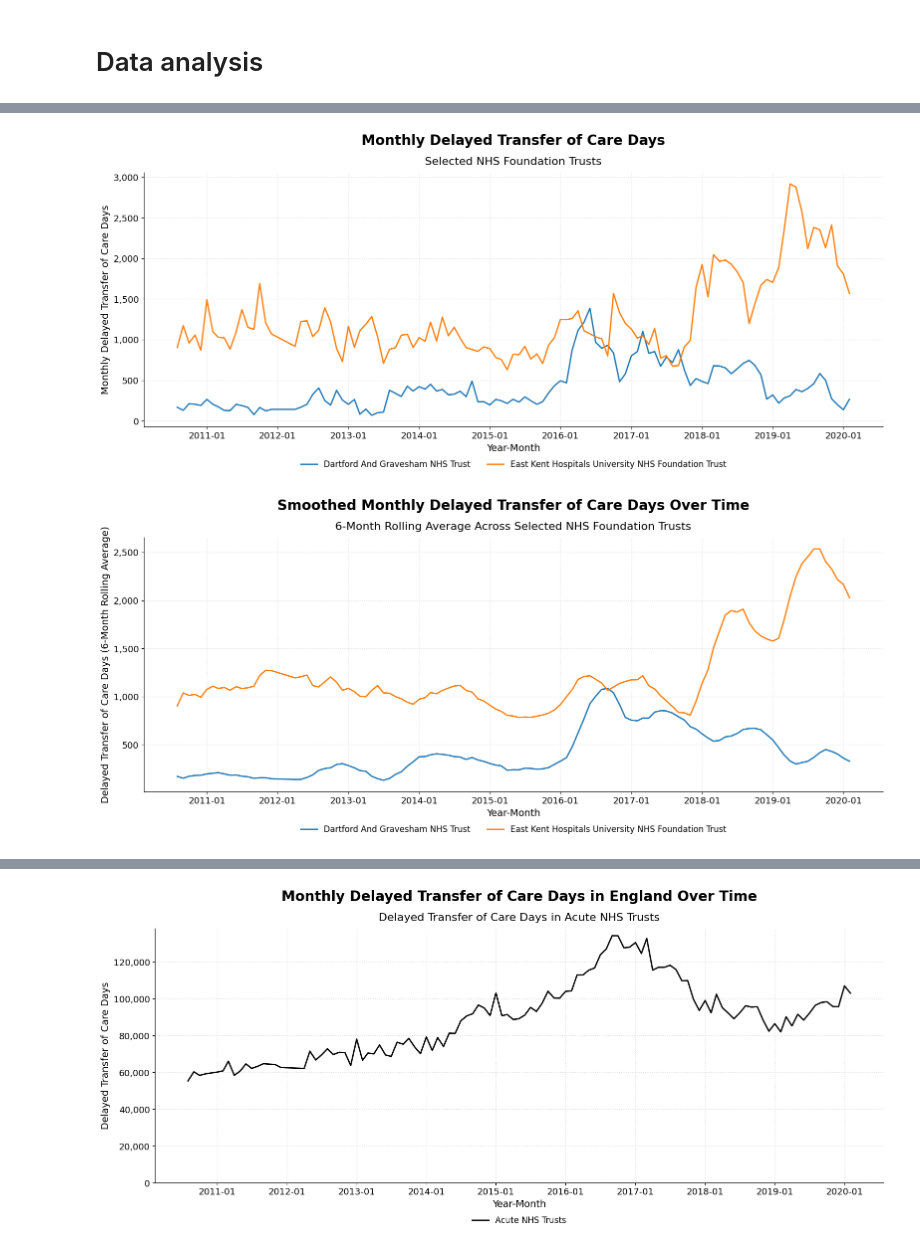
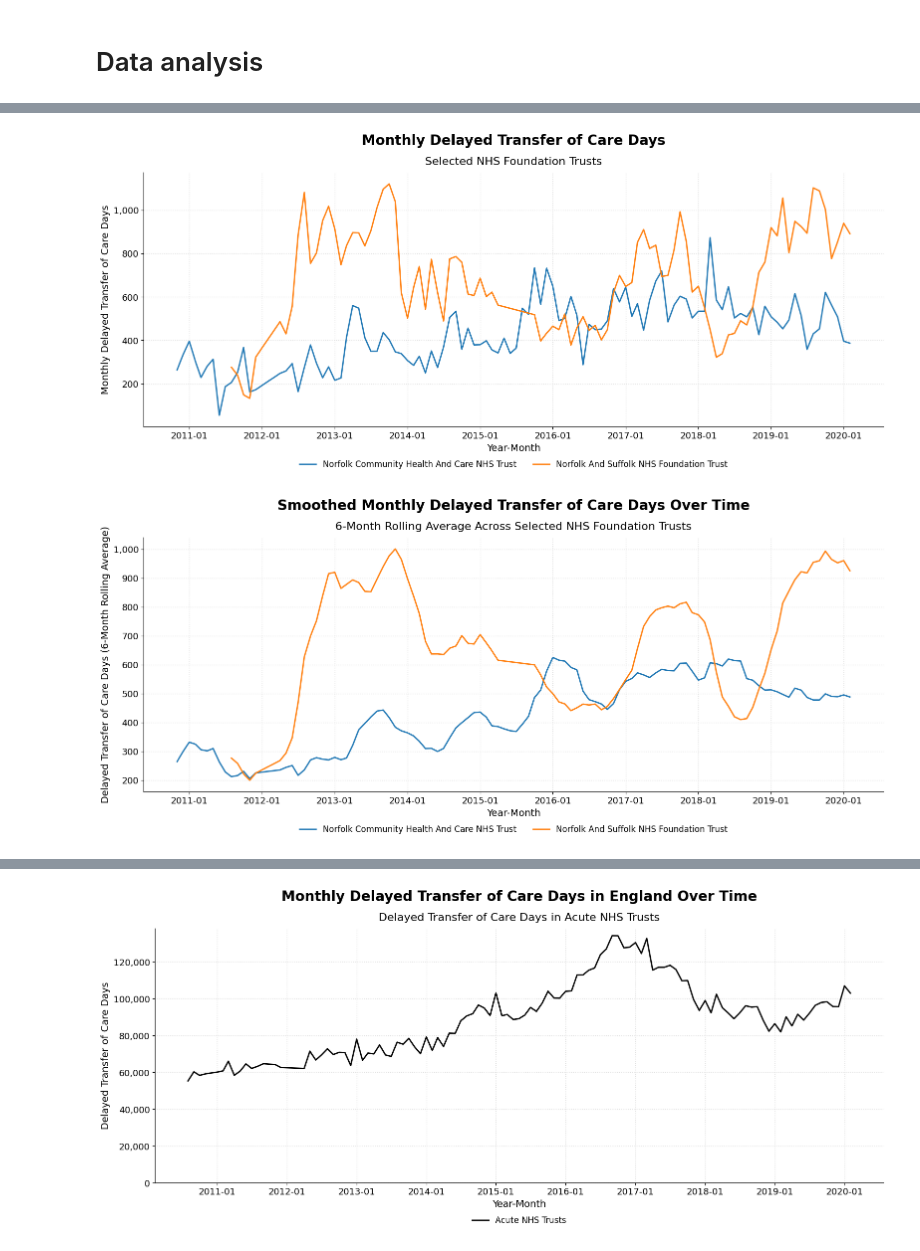
Before and after one commit to pereirajose3/nhs-kent-medway-delay-transfer-of-care-analysis, a Jupyter notebook: delayed_transfers_of_care_analysis.ipynb, the cells around one changed output, grey strips where cells are left out. Cells and saved outputs as stored; diff of their text form; code cells hidden in the pictures.

```diff
--- a/delayed_transfers_of_care_analysis.ipynb
+++ b/delayed_transfers_of_care_analysis.ipynb
@@ -1,10 +1,10 @@
 # %%
 import os
 
-#plot_save_path="C:\\Users\\e410675\\OneDrive - London South Bank University\\Desktop\\Plots"
+plot_save_path="C:\\Users\\e410675\\OneDrive - London South Bank University\\Desktop\\Plots"
 
 
-plot_save_path="C:\\Users\\Jose Luis\\Desktop"
+#plot_save_path="C:\\Users\\Jose Luis\\Desktop"
 # %%
 import pandas as pd
 
@@ -226,9 +401,8 @@ import os
 
 # === Parameters ===
 target_organisations = [
-    "Dartford And Gravesham NHS Trust",
-    "East Kent Hospitals University NHS Foundation Trust",
-
+    "Norfolk Community Health And Care NHS Trust",
+    "Norfolk And Suffolk NHS Foundation Trust"
 ]
 
 # === Filter and prepare data ===
@@ -272,35 +446,35 @@ ax.set_title(
 )
 ax.text(
     0.5, 1.03,
     "Selected NHS Foundation Trusts",
     fontsize=16,
     ha='center',
     transform=ax.transAxes
 )
 
 # === Style ===
 ax.grid(True, linestyle=':', linewidth=1, color='lightgrey', alpha=0.8)
 ax.spines['top'].set_visible(False)
 ax.spines['right'].set_visible(False)
 
 # === Legend ===
 plt.legend(
     fontsize=12,
     loc='upper center',
     bbox_to_anchor=(0.5, -0.1),
     ncol=2,
     frameon=False
 )
 
 # === Final Layout ===
 plt.tight_layout(rect=[0, 0.1, 1, 1])
 
 # === Save & Show ===
 # Uncomment to save
-plt.savefig(os.path.join(plot_save_path, "delayed_transfer_of_care_days_total.png"), bbox_inches='tight', dpi=300)
+plt.savefig(os.path.join(plot_save_path, "delayed_transfer_of_care_days_total_a.png"), bbox_inches='tight', dpi=300)
 plt.show()
 # %% [output]
-[figure, old version]
+[figure, new version]
 # %%
 import matplotlib.pyplot as plt
 import matplotlib.ticker as ticker
@@ -311,8 +485,8 @@ import os
 
 # === Parameters ===
 target_organisations = [
-      "Dartford And Gravesham NHS Trust",
-    "East Kent Hospitals University NHS Foundation Trust",
+    "Norfolk Community Health And Care NHS Trust",
+    "Norfolk And Suffolk NHS Foundation Trust"
 ]
 
 # === Filter and prepare data ===
@@ -386,7 +560,7 @@ plt.legend(
 plt.tight_layout(rect=[0, 0.1, 1, 1])
 
 # === Save & Show ===
-plt.savefig(os.path.join(plot_save_path, "delayed_transfer_of_care_days_total_smoothed_6m.png"), bbox_inches='tight', dpi=300)
+plt.savefig(os.path.join(plot_save_path, "delayed_transfer_of_care_daysx_total_smoothed_6m.png"), bbox_inches='tight', dpi=300)
 plt.show()
 # %% [output]
-[figure, old version]
+[figure, new version]
```
Also changed, not shown: parts of 8 cells of this notebook.
